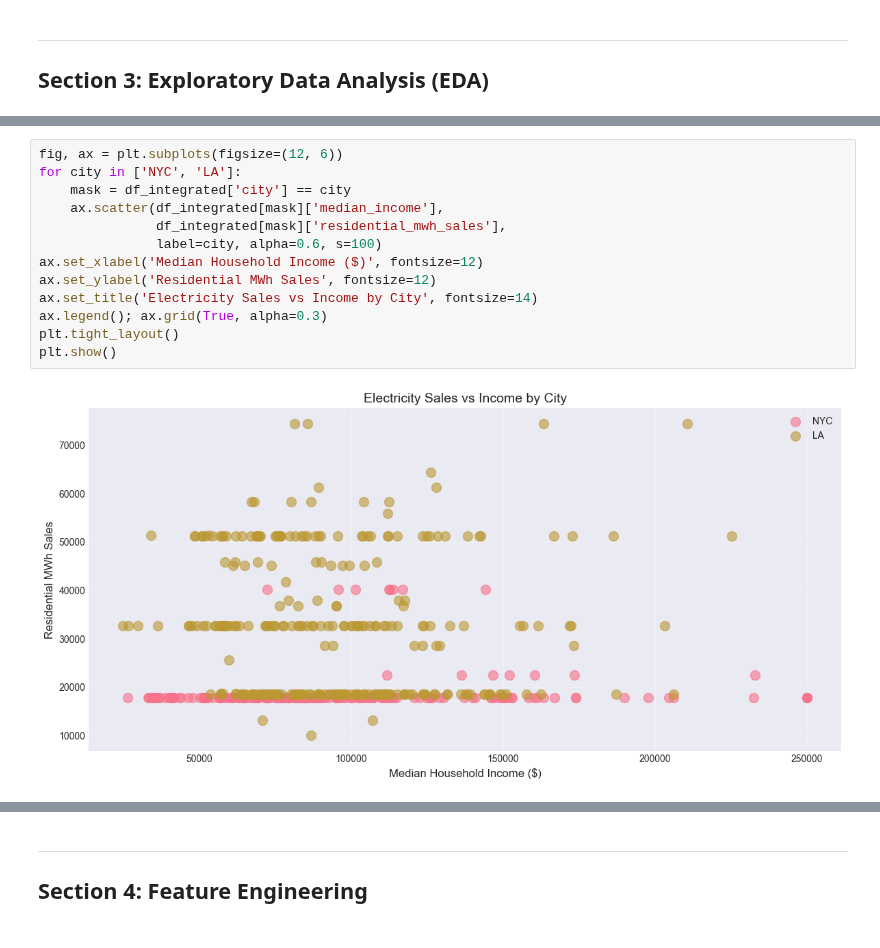
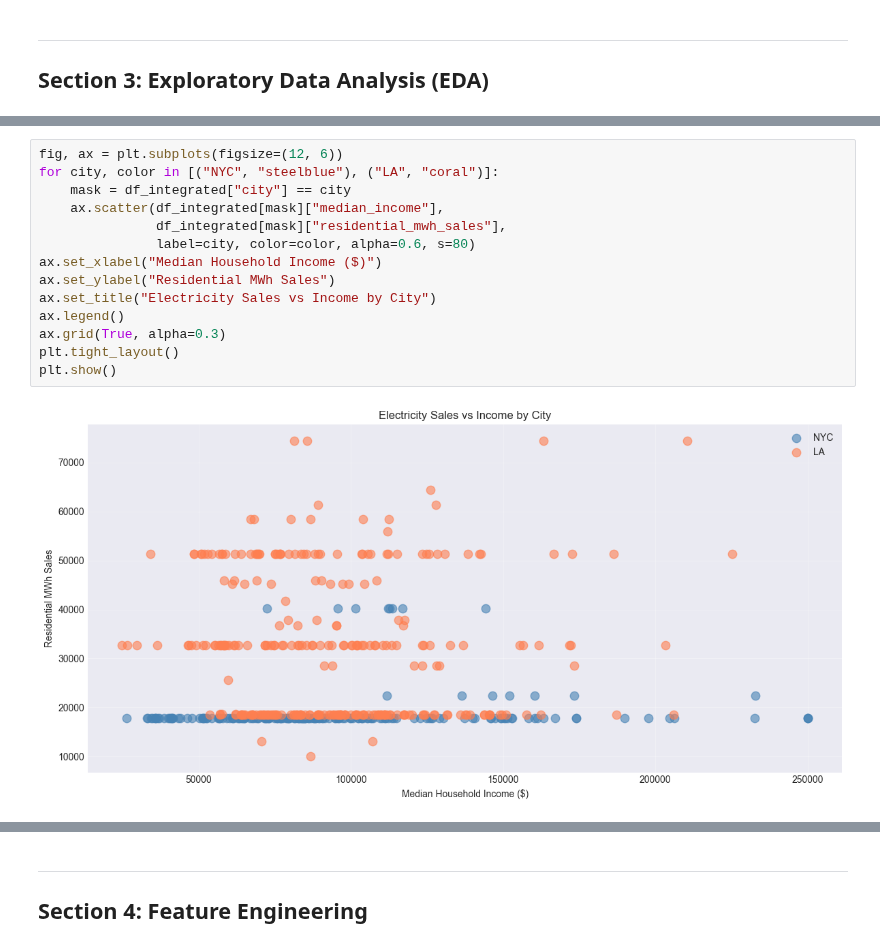
Before and after one commit to SJSUF25/Urban-Energy-Analytics, a Jupyter notebook: notebooks/urban_energy_analysis.ipynb, the cells around one changed output, grey strips where cells are left out. Saved outputs shown, nothing was run; the diff lists cells and outputs as text.

```diff
--- a/notebooks/urban_energy_analysis.ipynb
+++ b/notebooks/urban_energy_analysis.ipynb
@@ -184,16 +180,17 @@ plt.show()
 # %%
 fig, ax = plt.subplots(figsize=(12, 6))
-for city in ['NYC', 'LA']:
-    mask = df_integrated['city'] == city
-    ax.scatter(df_integrated[mask]['median_income'],
-               df_integrated[mask]['residential_mwh_sales'],
-               label=city, alpha=0.6, s=100)
-ax.set_xlabel('Median Household Income ($)', fontsize=12)
-ax.set_ylabel('Residential MWh Sales', fontsize=12)
-ax.set_title('Electricity Sales vs Income by City', fontsize=14)
-ax.legend(); ax.grid(True, alpha=0.3)
+for city, color in [("NYC", "steelblue"), ("LA", "coral")]:
+    mask = df_integrated["city"] == city
+    ax.scatter(df_integrated[mask]["median_income"],
+               df_integrated[mask]["residential_mwh_sales"],
+               label=city, color=color, alpha=0.6, s=80)
+ax.set_xlabel("Median Household Income ($)")
+ax.set_ylabel("Residential MWh Sales")
+ax.set_title("Electricity Sales vs Income by City")
+ax.legend()
+ax.grid(True, alpha=0.3)
 plt.tight_layout()
 plt.show()
 # %% [output]
-[figure, old version]
+[figure, new version]
 # %%
```
Also changed, not shown: parts of 36 cells of this notebook, 1 other file.
